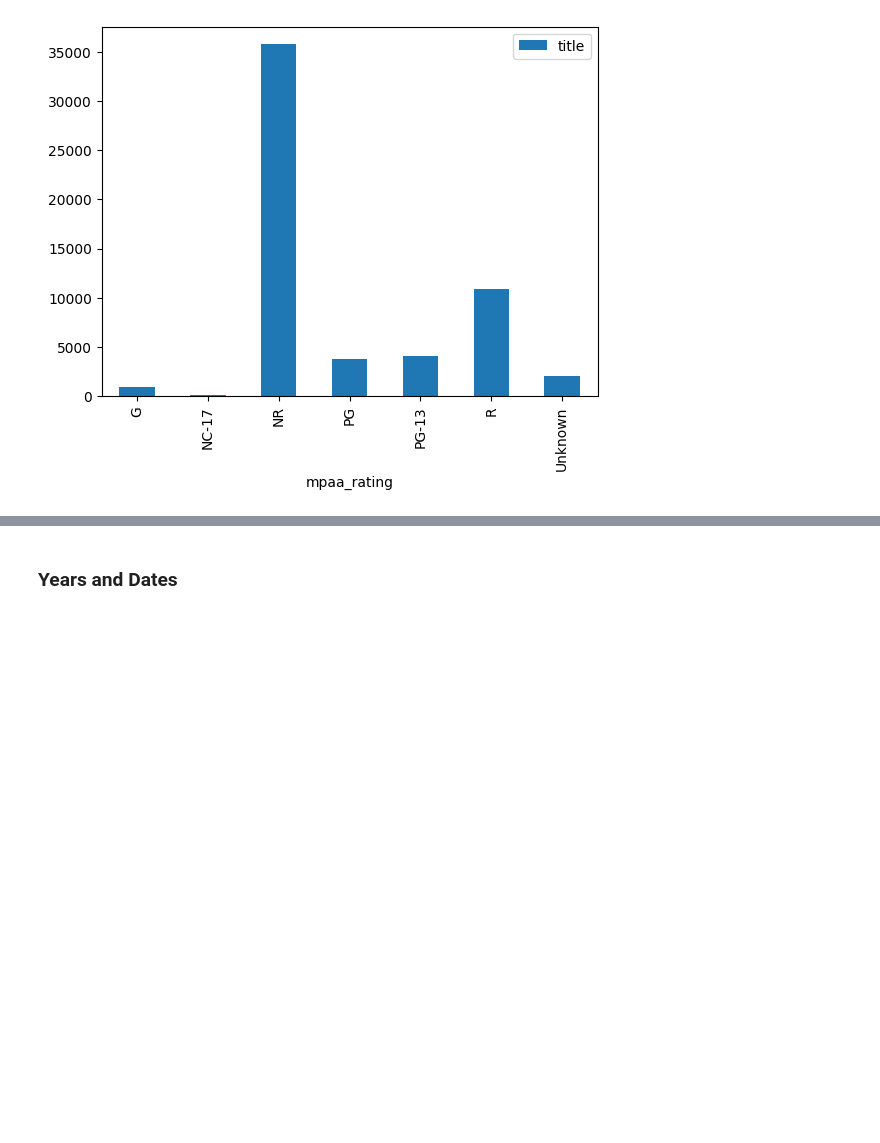
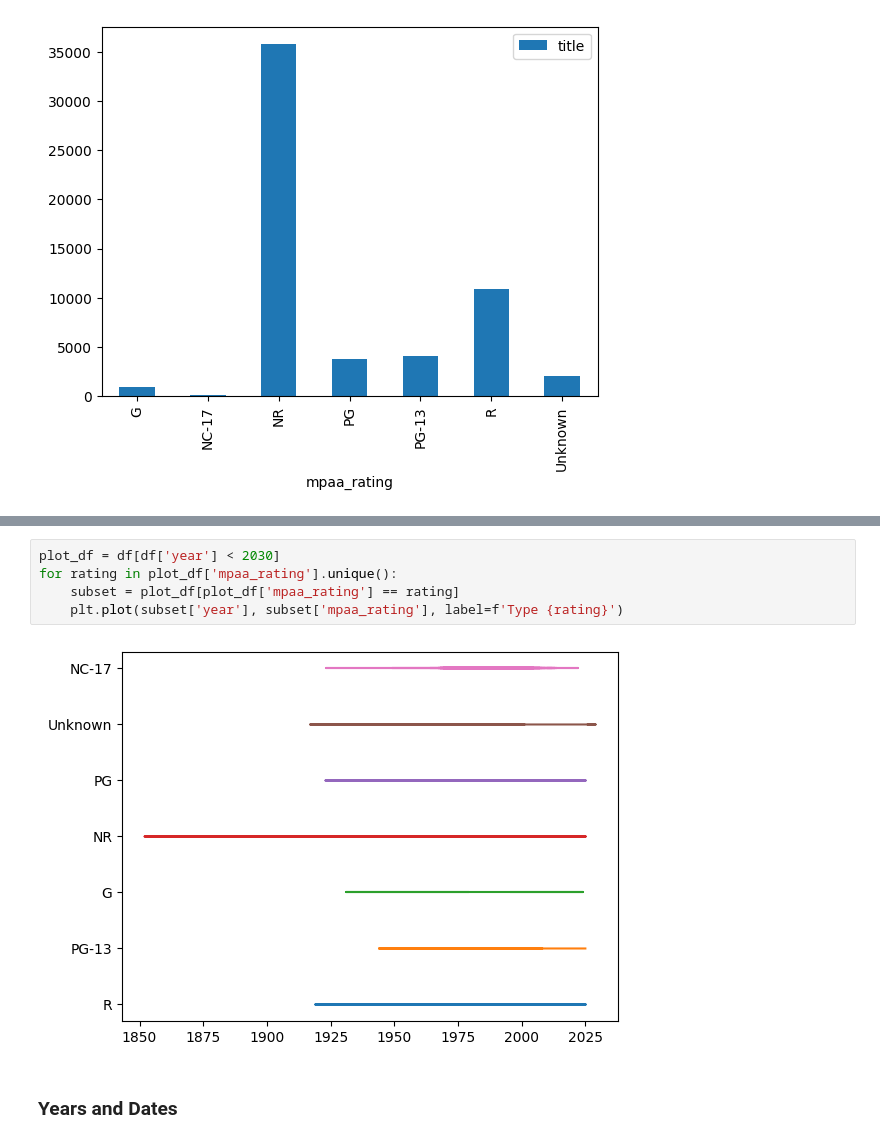
Before and after one commit to daemonchild/cardiffmet-dat5004-big-data-management, a Jupyter notebook: task_1/task1_filmcrave_web_scraping.ipynb, the cells around one changed output, grey strips where cells are left out. Cells and saved outputs as stored; diff of their text form; blank space fills up the shorter version.

```diff
--- a/task_1/task1_filmcrave_web_scraping.ipynb
+++ b/task_1/task1_filmcrave_web_scraping.ipynb
@@ -696,3 +709,10 @@ df.groupby(['mpaa_rating']).count().plot(y='title',kind='bar')
+# %%
+plot_df = df[df['year'] < 2030]
+for rating in plot_df['mpaa_rating'].unique():
+    subset = plot_df[plot_df['mpaa_rating'] == rating]
+    plt.plot(subset['year'], subset['mpaa_rating'], label=f'Type {rating}')
+# %% [output]
+[figure, added]
 # %% [markdown]
 ### Years and Dates
 # %%
```
Also changed, not shown: parts of 3 cells of this notebook.
